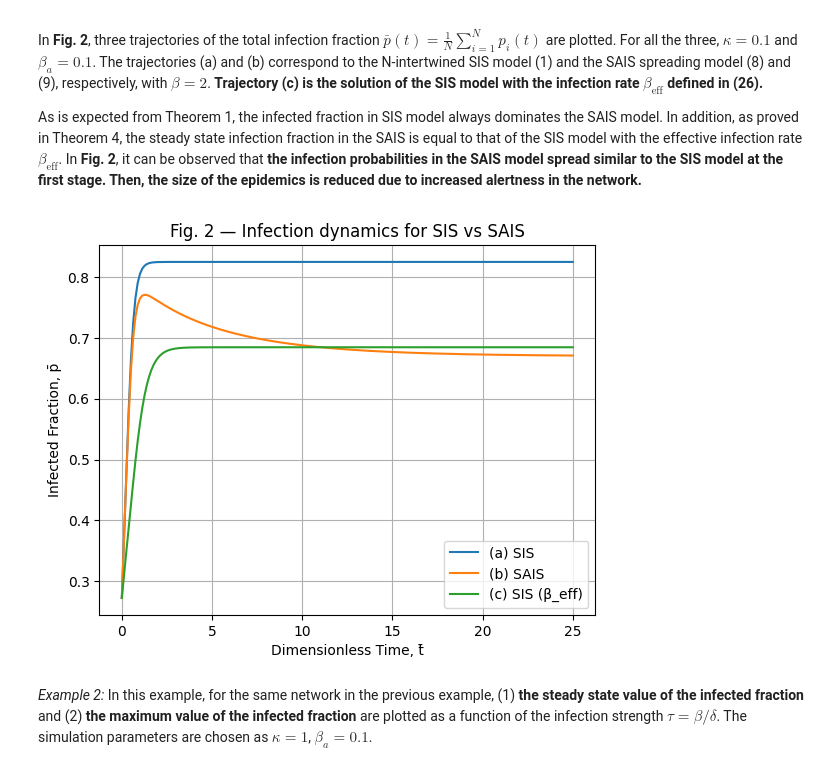
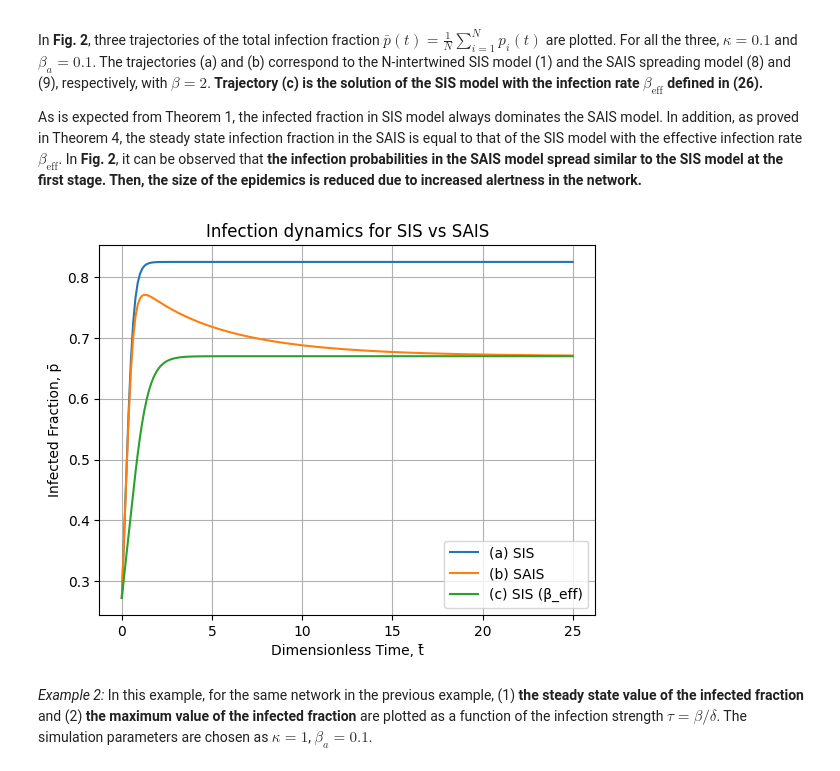
Before and after one commit to ewatrebacz/forest_fire_project, a Jupyter notebook: notebook/asis.ipynb, the cells around one changed output. Cells and saved outputs as stored; diff of their text form; code cells hidden in the pictures.

```diff
--- a/notebook/asis.ipynb
+++ b/notebook/asis.ipynb
@@ -102,24 +113,24 @@ p_sais = simulate_sais(A, beta, beta_a, delta, kappa, p0, t)
 # %%
 sis_sol = odeint(sis_model, p0, t, args=(A, beta, delta))
 p_sis = sis_sol.mean(axis=1)
 
-#beta_eff = beta * (beta_a * kappa / (kappa + beta_a) + beta_a / (kappa + beta_a))
-beta_eff = beta * (beta_a / (kappa + beta_a) + (beta_a * kappa) / (kappa + beta_a))
+beta_eff = beta * (beta_a / kappa) / (1 + beta_a / kappa) + beta_a / (1 + beta_a / kappa)
+
 sis_eff_sol = odeint(sis_model, p0, t, args=(A, beta_eff, delta))
 p_sis_eff = sis_eff_sol.mean(axis=1)
 
 plt.figure()
 plt.plot(t, p_sis, label='(a) SIS')
 plt.plot(t, p_sais, label='(b) SAIS')
 plt.plot(t, p_sis_eff, label='(c) SIS (β_eff)')
 plt.xlabel('Dimensionless Time, t̄')
 plt.ylabel('Infected Fraction, p̄')
 plt.legend()
-plt.title('Fig. 2 — Infection dynamics for SIS vs SAIS')
+plt.title('Infection dynamics for SIS vs SAIS')
 plt.grid()
 plt.show()
 # %% [output]
-[figure, old version]
+[figure, new version]
 # %% [markdown]
 *Example 2:* In this example, for the same network in the previous example, (1) **the steady state value of the infected fraction** and (2) **the maximum value of the infected fraction** are plotted as a function of the infection strength $ \tau = \beta / \delta $. The simulation parameters are chosen as $ \kappa = 1 $, $ \beta_a = 0.1 $.
 # %% [markdown]
```
Also changed, not shown: parts of 9 cells of this notebook, 2 other files.
